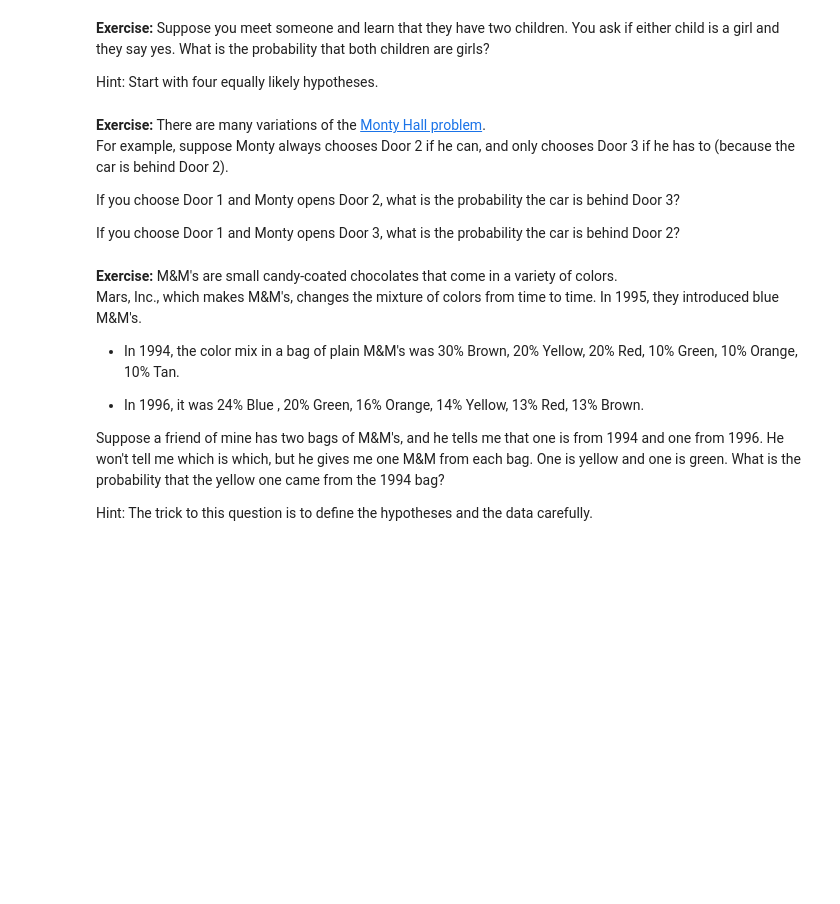
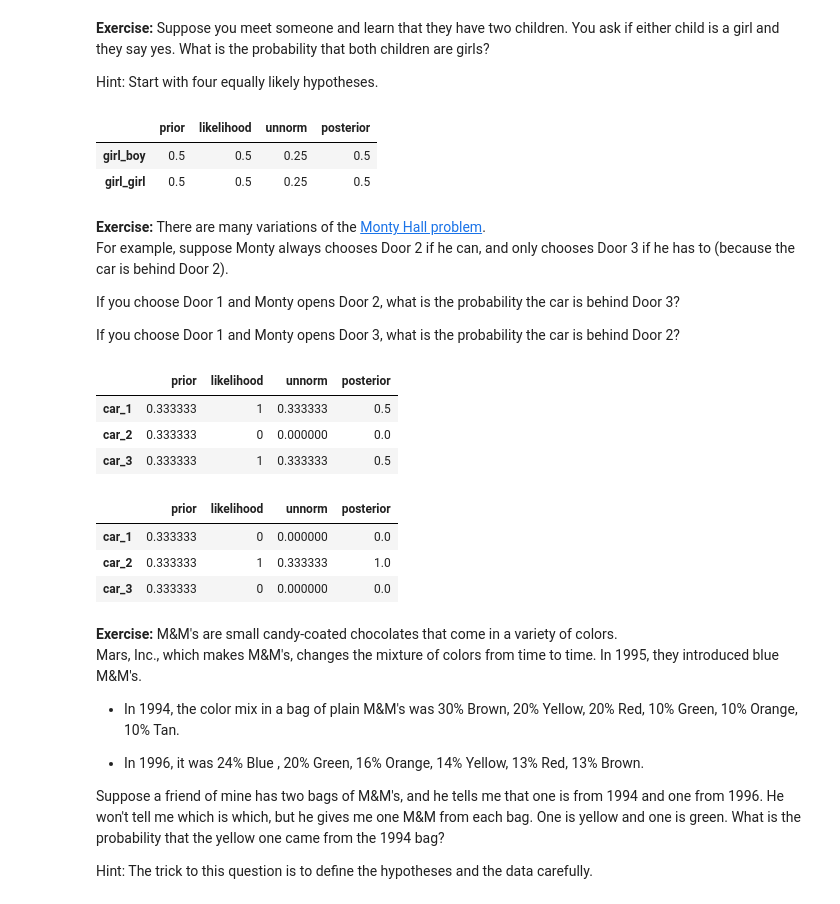
Before and after one commit to dmitrymailk/ThinkBayes2, a Jupyter notebook: notebooks/chap02.ipynb, the cells around one changed output. Drawn from its saved outputs; the diff is of its cells as text; code cells hidden in the pictures; blank space fills up the shorter version.

```diff
--- a/notebooks/chap02.ipynb
+++ b/notebooks/chap02.ipynb
@@ -389,3 +400,14 @@ Hint: Start with four equally likely hypotheses.
+# %%
+# Solution goes here
+table5 = pd.DataFrame(index=['girl_boy', 'girl_girl'])
+table5['prior'] = 1/2
+table5['likelihood'] = 1/2, 1/2
+update(table5)
+table5
+# %% [output]
+|  | prior | likelihood | unnorm | posterior |
+| girl_boy | 0.5 | 0.5 | 0.25 | 0.5 |
+| girl_girl | 0.5 | 0.5 | 0.25 | 0.5 |
 # %% [markdown]
 **Exercise:** There are many variations of the [Monty Hall problem](https://en.wikipedia.org/wiki/Monty_Hall_problem).
 For example, suppose Monty always chooses Door 2 if he can, and
@@ -401,3 +419,27 @@ If you choose Door 1 and Monty opens Door 3, what is the probability the car is
+# %%
+# Solution goes here
+table6 = pd.DataFrame(index=['car_1', 'car_2', 'car_3'])
+table6['prior'] = 1/3
+table6['likelihood'] = 1, 0, 1
+update(table6)
+table6
+# %% [output]
+|  | prior | likelihood | unnorm | posterior |
+| car_1 | 0.333333 | 1 | 0.333333 | 0.5 |
+| car_2 | 0.333333 | 0 | 0.000000 | 0.0 |
+| car_3 | 0.333333 | 1 | 0.333333 | 0.5 |
+# %%
+# Solution goes here
+table6 = pd.DataFrame(index=['car_1', 'car_2', 'car_3'])
+table6['prior'] = 1/3
+table6['likelihood'] = 0, 1, 0
+update(table6)
+table6
+# %% [output]
+|  | prior | likelihood | unnorm | posterior |
+| car_1 | 0.333333 | 0 | 0.000000 | 0.0 |
+| car_2 | 0.333333 | 1 | 0.333333 | 1.0 |
+| car_3 | 0.333333 | 0 | 0.000000 | 0.0 |
 # %% [markdown]
 **Exercise:** M&M's are small candy-coated chocolates that come in a variety of colors.
 Mars, Inc., which makes M&M's, changes the mixture of colors from time to time.
```
Also changed, not shown: parts of 9 cells of this notebook.
